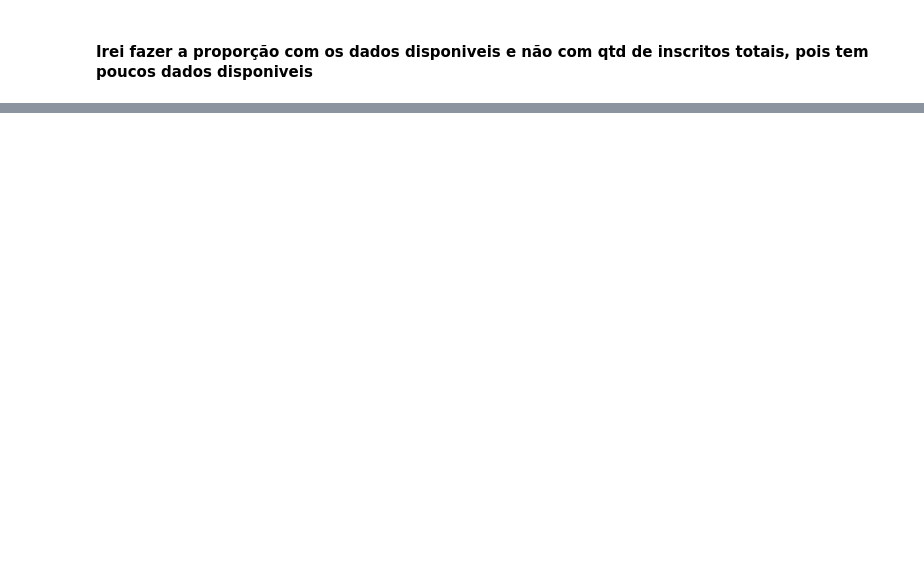
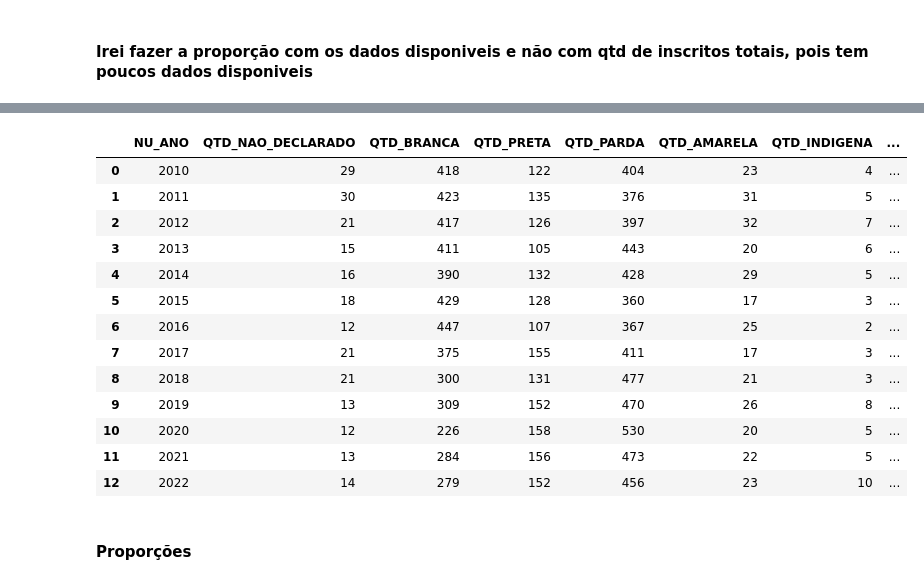
Before and after one commit to Bruno-Santana-Eco/Analise-de-Dados-ENEM, a Jupyter notebook: DataPrep1.ipynb, the cells around one changed output, grey strips where cells are left out. Saved outputs shown, nothing was run; the diff lists cells and outputs as text; code cells hidden in the pictures; blank space fills up the shorter version.

```diff
--- a/DataPrep1.ipynb
+++ b/DataPrep1.ipynb
@@ -567,0 +605,27 @@ geral.head()
+# %%
+geral6 = df_enem.groupby(['NU_ANO', 'TP_COR_RACA'])['NU_INSCRICAO'].count().reset_index()
+
+
+geral6 = geral6.pivot(index='NU_ANO', columns='TP_COR_RACA', values='NU_INSCRICAO').reset_index()
+
+# Renomear as colunas para facilitar a compreensão
+geral6.columns = ['NU_ANO', 'QTD_NAO_DECLARADO','QTD_BRANCA','QTD_PRETA','QTD_PARDA','QTD_AMARELA','QTD_INDIGENA','QTD_NAO_DISPOE']
+geral6 = geral6.fillna(0).astype(int)
+geral6.head(13)
+# %% [output]
+|  | NU_ANO | QTD_NAO_DECLARADO | QTD_BRANCA | QTD_PRETA | QTD_PARDA | QTD_AMARELA | QTD_INDIGENA | ... |
+| 0 | 2010 | 29 | 418 | 122 | 404 | 23 | 4 | ... |
+| 1 | 2011 | 30 | 423 | 135 | 376 | 31 | 5 | ... |
+| 2 | 2012 | 21 | 417 | 126 | 397 | 32 | 7 | ... |
+| 3 | 2013 | 15 | 411 | 105 | 443 | 20 | 6 | ... |
+| 4 | 2014 | 16 | 390 | 132 | 428 | 29 | 5 | ... |
+| 5 | 2015 | 18 | 429 | 128 | 360 | 17 | 3 | ... |
+| 6 | 2016 | 12 | 447 | 107 | 367 | 25 | 2 | ... |
+| 7 | 2017 | 21 | 375 | 155 | 411 | 17 | 3 | ... |
+| 8 | 2018 | 21 | 300 | 131 | 477 | 21 | 3 | ... |
+| 9 | 2019 | 13 | 309 | 152 | 470 | 26 | 8 | ... |
+| 10 | 2020 | 12 | 226 | 158 | 530 | 20 | 5 | ... |
+| 11 | 2021 | 13 | 284 | 156 | 473 | 22 | 5 | ... |
+| 12 | 2022 | 14 | 279 | 152 | 456 | 23 | 10 | ... |
+# %% [markdown]
+#### Proporções
```
Also changed, not shown: parts of 29 cells of this notebook, 2 other files.
